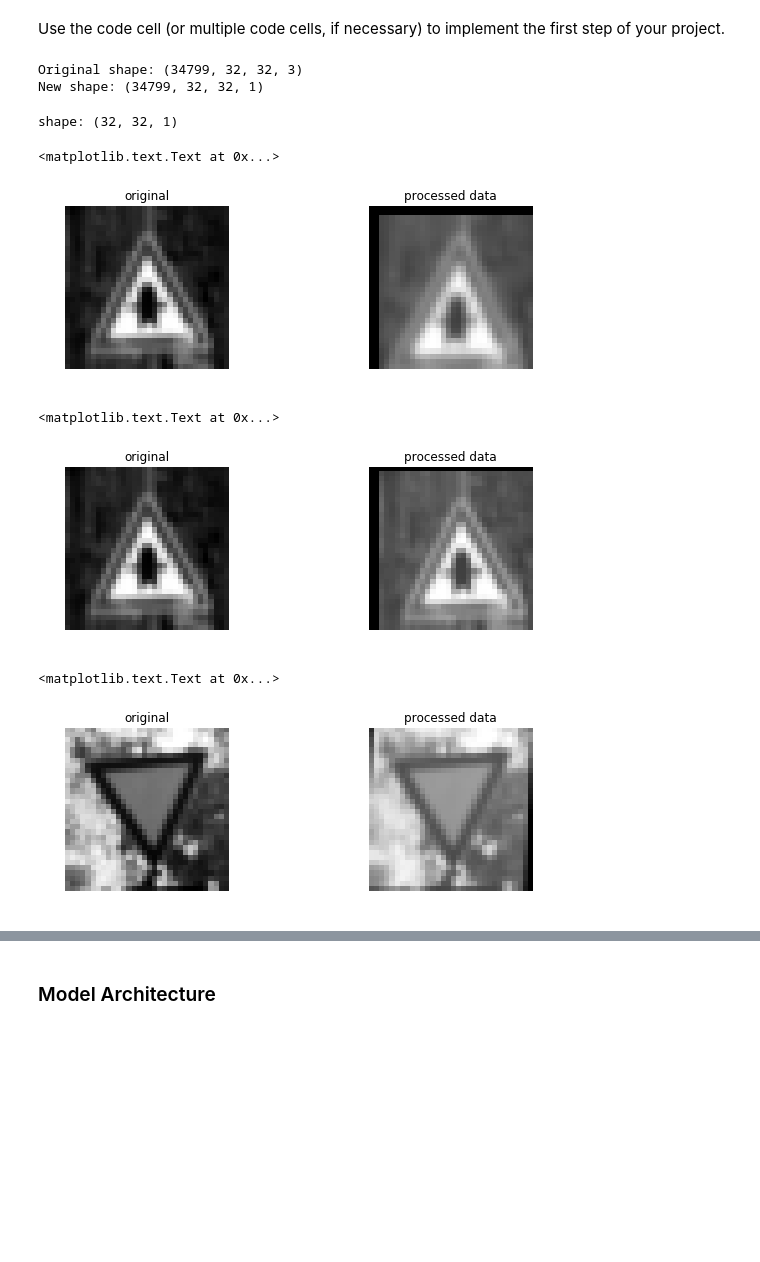
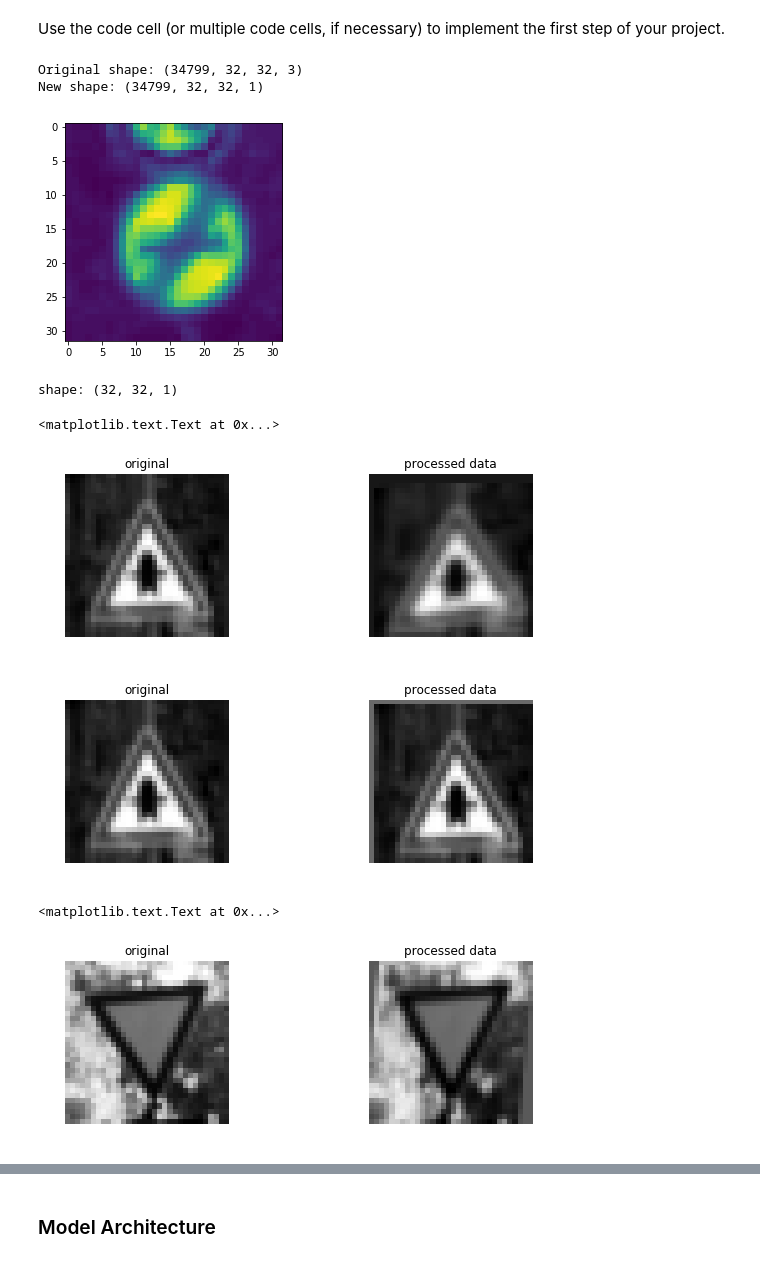
Before and after one commit to Sundeedee/CarND-Traffic-Sign-Classifier-Project, a Jupyter notebook: Traffic_Sign_Classifier.ipynb, the cells around one changed output, grey strips where cells are left out. Cells and saved outputs as stored; diff of their text form; code cells hidden in the pictures; blank space fills up the shorter version.

```diff
--- a/Traffic_Sign_Classifier.ipynb
+++ b/Traffic_Sign_Classifier.ipynb
@@ -138,34 +142,39 @@ Use the code cell (or multiple code cells, if necessary) to implement the first
 # %%
 ### Preprocess the data here. Preprocessing steps could include normalization, converting to grayscale, etc.
 ### Feel free to use as many code cells as needed.
 def grayscale(img):
     img = cv2.cvtColor(img, cv2.COLOR_BGR2GRAY)
     return img
 def normalize(data):
-    return (0.1+0.9*(data/255)).astype(np.float32)
+    #return (0.1+0.9*(data/255)).astype(np.float32)
+    return ((data/255)-0.5).astype(np.float32)
 def preprocess(data):
 
     return np.sum(data/3, axis=3, keepdims=True)
 
-
+testimg = X_train[0]
+fig_gray = plt.figure(3)
+plt.imshow(grayscale(testimg))
+fig_gray.savefig('Test_output/gray_preprocess.jpg')
 
 print("Original shape:", X_train.shape)
 X_train = preprocess(X_train)
 
 
 X_valid = preprocess(X_valid)
 
 
 X_test = preprocess(X_test)
 
 
 X_train = normalize(X_train)
 print("New shape:", X_train.shape)
 X_valid = normalize(X_valid)
 X_test = normalize(X_test)
 # %% [output]
 Original shape: (34799, 32, 32, 3)
 New shape: (34799, 32, 32, 1)
+[figure, added]
 # %%
 def translate_img(img):
     rows,cols,ch = img.shape
@@ -234,6 +243,7 @@ def get_fake_data(img):
 
 testimg = X_train[8888]
 print("shape:",testimg.shape)
+
 testimgresult = get_fake_data(testimg)
 
 fig, axs = plt.subplots(1,2, figsize=(10, 3))
@@ -248,7 +258,7 @@ axs[1].set_title('processed data')
 # %% [output]
 shape: (32, 32, 1)
 <matplotlib.text.Text at 0x...>
-[figure, old version]
+[figure, new version]
 # %%
 testimg = X_train[8888]
 testimgresult = translate_img(testimg)
@@ -262,9 +272,10 @@ axs[0].set_title('original')
 axs[1].axis('off')
 axs[1].imshow(testimgresult.squeeze(), cmap='gray')
 axs[1].set_title('processed data')
+
+fig.savefig('Test_output/fake_img.jpg')
 # %% [output]
-<matplotlib.text.Text at 0x...>
-[figure, old version]
+[figure, new version]
 # %%
 testimg = X_train[22222]
 testimgresult = affine_img(testimg)
@@ -280,7 +291,7 @@ axs[1].imshow(testimgresult.squeeze(), cmap='gray')
 axs[1].set_title('processed data')
 # %% [output]
 <matplotlib.text.Text at 0x...>
-[figure, old version]
+[figure, new version]
 # %%
 testimg = X_train[8888]
 testimgresult = perspective_img(testimg)
```
Also changed, not shown: parts of 9 cells of this notebook, 8 other files.
